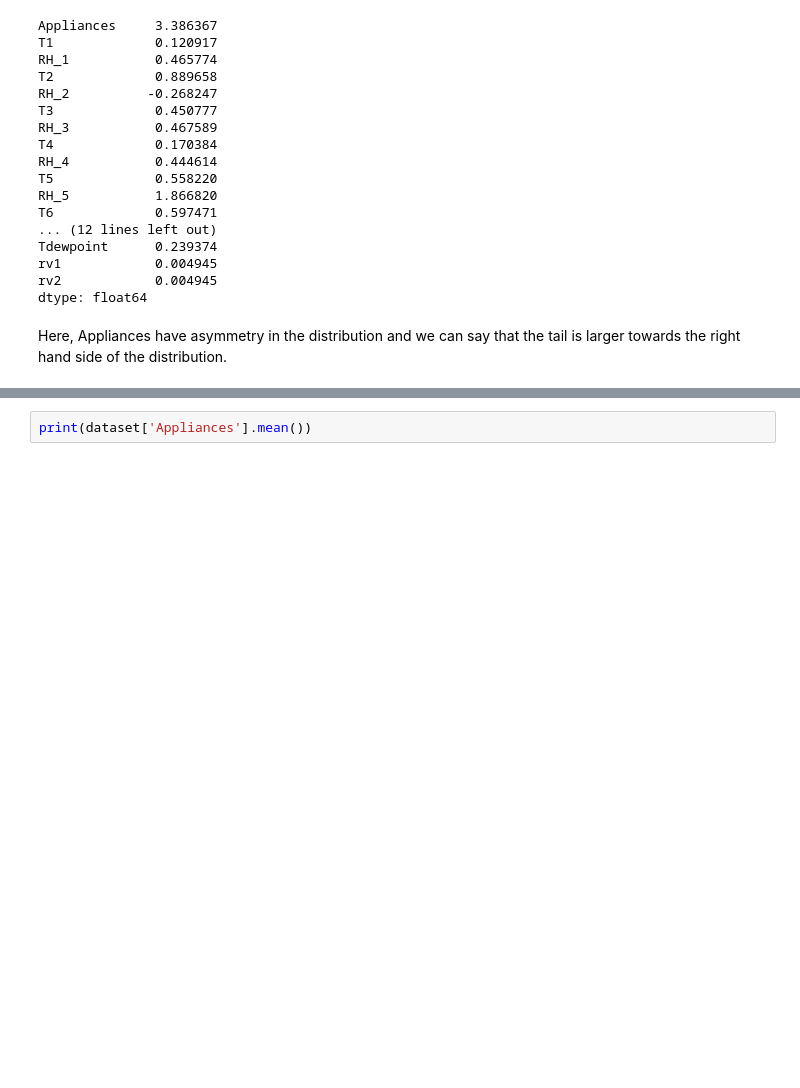
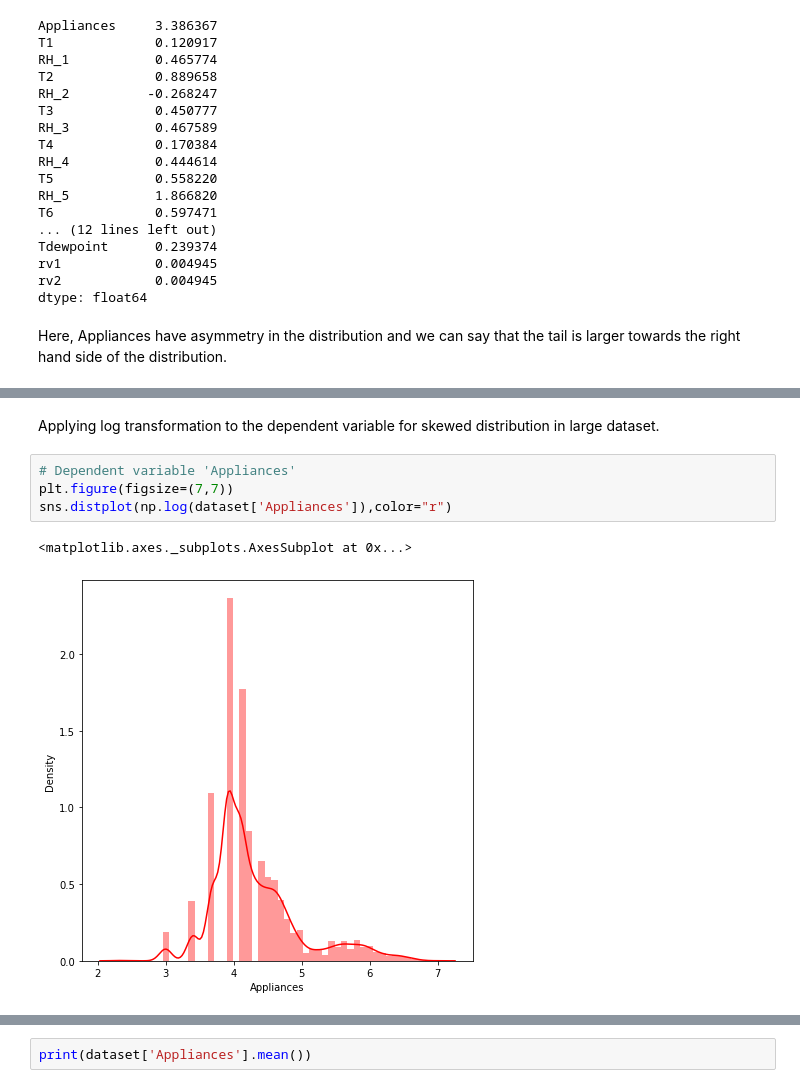
Before and after one commit to meetdelvadiya/Appliance-Energy-Prediction, a Jupyter notebook: Appliance_Energy_Prediction_Project_Meet_Delvadiya.ipynb, the cells around one changed output, grey strips where cells are left out. Cells and saved outputs as stored; diff of their text form; blank space fills up the shorter version.

```diff
--- a/Appliance_Energy_Prediction_Project_Meet_Delvadiya.ipynb
+++ b/Appliance_Energy_Prediction_Project_Meet_Delvadiya.ipynb
@@ -258,0 +268,9 @@ Text(0.5, 0, 'Appliances log(wH)')
+# %% [markdown]
+Applying log transformation to the dependent variable for skewed distribution in large dataset.
+# %%
+# Dependent variable 'Appliances'
+plt.figure(figsize=(7,7))
+sns.distplot(np.log(dataset['Appliances']),color="r")
+# %% [output]
+<matplotlib.axes._subplots.AxesSubplot at 0x...>
+[figure, added]
```
Also changed, not shown: parts of 184 cells of this notebook.
